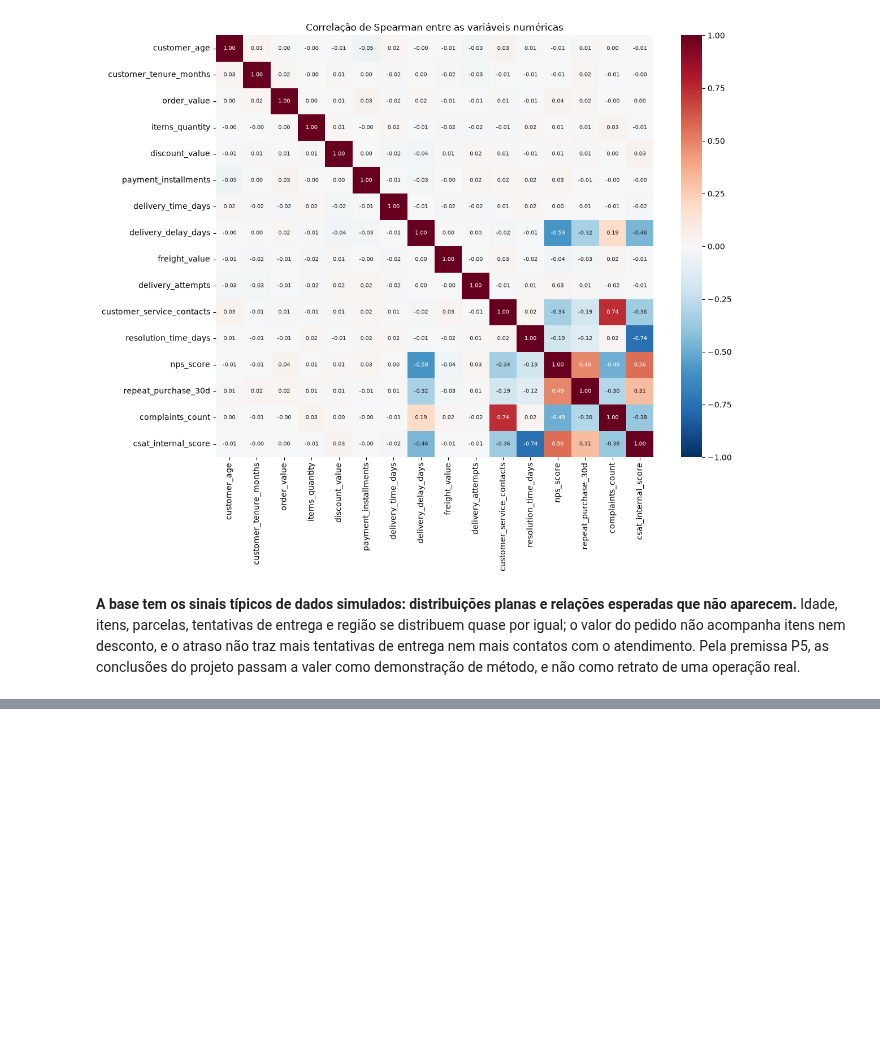
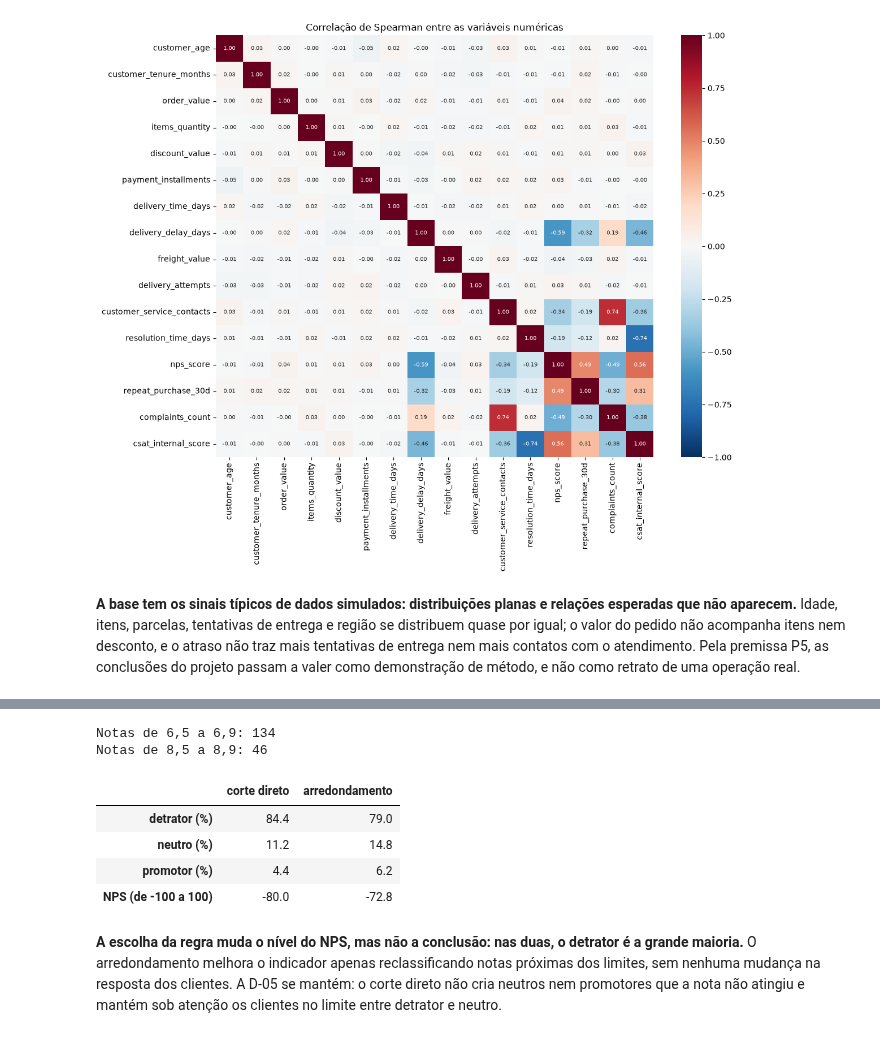
Before and after one commit to jpvbrandaos/tech-challenge-nps-preditivo, a Jupyter notebook: notebooks/01_qualidade_e_tratamento.ipynb, the cells around one changed output, grey strips where cells are left out. Cells and saved outputs as stored; diff of their text form; code cells hidden in the pictures; blank space fills up the shorter version.

Commit message:
feat: aplica a regra das notas da D-05 e compara com o arredondamento
Refs #8

```diff
--- a/notebooks/01_qualidade_e_tratamento.ipynb
+++ b/notebooks/01_qualidade_e_tratamento.ipynb
@@ -380,0 +386,27 @@ plt.show()
+# %%
+# O round do pandas leva 6,5 para 6 (arredonda para o par); np.floor(nota + 0,5) leva para 7
+score = raw["nps_score"]
+rounded = np.floor(score + 0.5)
+comparison = pd.DataFrame(
+    {
+        "corte direto": classify_nps(score).value_counts(normalize=True, sort=False),
+        "arredondamento": classify_nps(rounded).value_counts(normalize=True, sort=False),
+    }
+) * 100
+comparison.index = comparison.index.astype(str)
+# NPS = % de promotores - % de detratores; vai de -100 (só detratores) a 100 (só promotores)
+comparison.loc["NPS"] = comparison.loc["promotor"] - comparison.loc["detrator"]
+comparison.index = ["detrator (%)", "neutro (%)", "promotor (%)", "NPS (de -100 a 100)"]
+print("Notas de 6,5 a 6,9:", score.between(6.5, 6.9).sum())
+print("Notas de 8,5 a 8,9:", score.between(8.5, 8.9).sum())
+comparison.round(1)
+# %% [output]
+Notas de 6,5 a 6,9: 134
+Notas de 8,5 a 8,9: 46
+|  | corte direto | arredondamento |
+| detrator (%) | 84.4 | 79.0 |
+| neutro (%) | 11.2 | 14.8 |
+| promotor (%) | 4.4 | 6.2 |
+| NPS (de -100 a 100) | -80.0 | -72.8 |
+# %% [markdown]
+**A escolha da regra muda o nível do NPS, mas não a conclusão: nas duas, o detrator é a grande maioria.** O arredondamento melhora o indicador apenas reclassificando notas próximas dos limites, sem nenhuma mudança na resposta dos clientes. A D-05 se mantém: o corte direto não cria neutros nem promotores que a nota não atingiu e mantém sob atenção os clientes no limite entre detrator e neutro.
```
Also changed, not shown: parts of 2 cells of this notebook, 2 other files.
